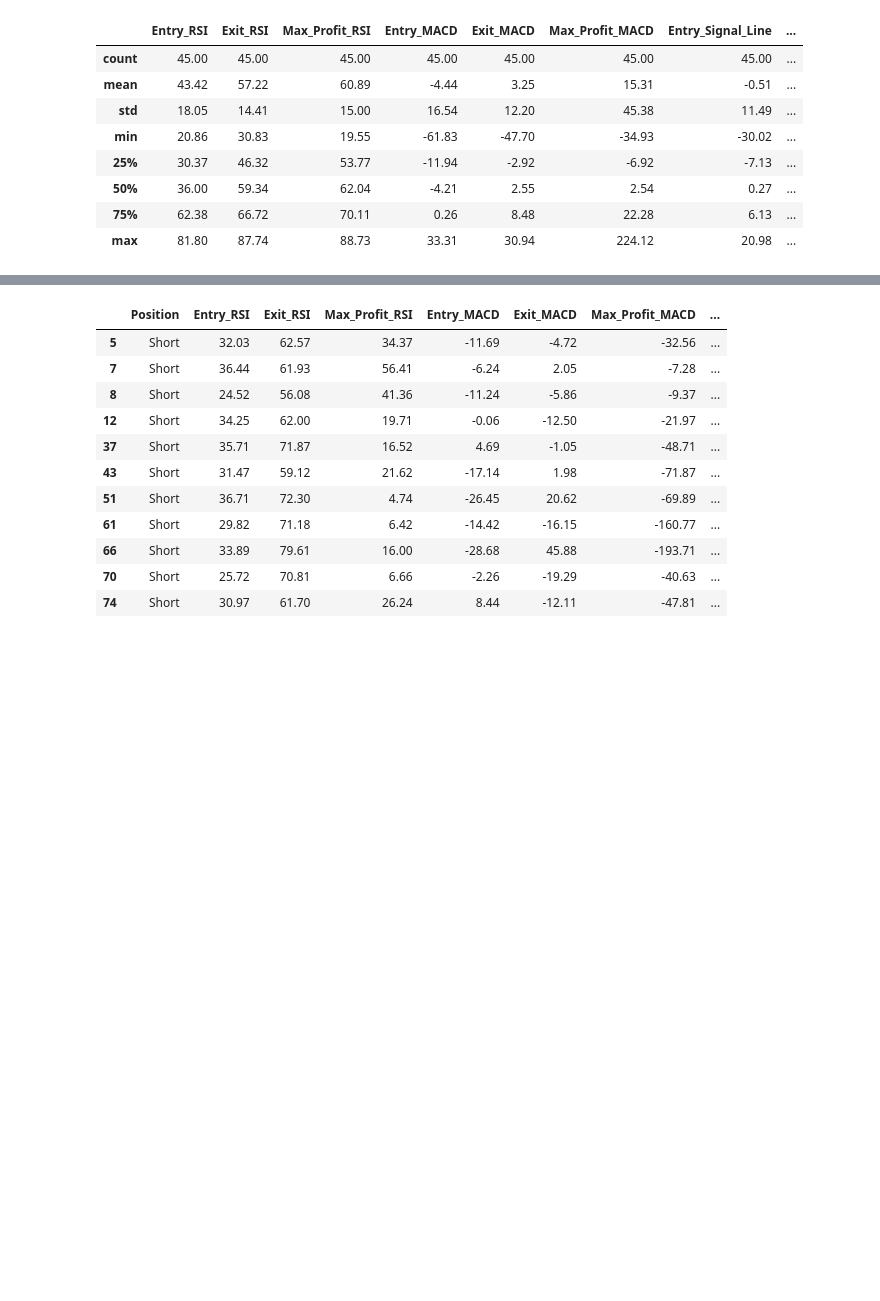
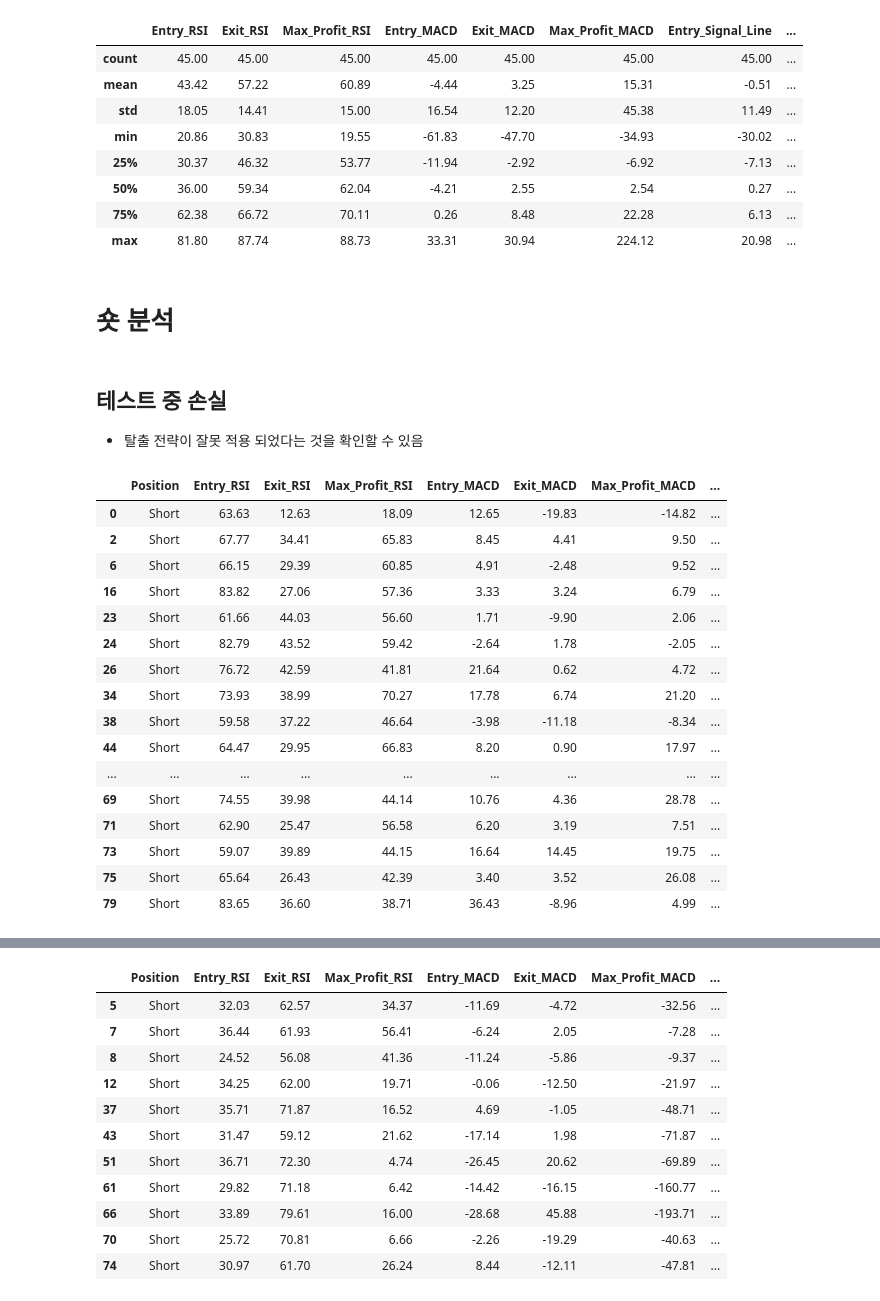
Before and after one commit to entangelk/bit_perp_trading_with_macd, a Jupyter notebook: docs/analysis/backtest.ipynb, the cells around one changed output, grey strips where cells are left out. Cells and saved outputs as stored; diff of their text form; code cells hidden in the pictures; blank space fills up the shorter version.

```diff
--- a/docs/analysis/backtest.ipynb
+++ b/docs/analysis/backtest.ipynb
@@ -70,3 +70,28 @@ backtest_long.describe()
 | 50% | 36.00 | 59.34 | 62.04 | -4.21 | 2.55 | 2.54 | 0.27 | ... |
 | 75% | 62.38 | 66.72 | 70.11 | 0.26 | 8.48 | 22.28 | 6.13 | ... |
 | max | 81.80 | 87.74 | 88.73 | 33.31 | 30.94 | 224.12 | 20.98 | ... |
+# %% [markdown]
+# 숏 분석
+# %% [markdown]
+## 테스트 중 손실
+- 탈출 전략이 잘못 적용 되었다는 것을 확인할 수 있음
+# %%
+backtest_short.query("Profit_Loss < 0")
+# %% [output]
+|  | Position | Entry_RSI | Exit_RSI | Max_Profit_RSI | Entry_MACD | Exit_MACD | Max_Profit_MACD | ... |
+| 0 | Short | 63.63 | 12.63 | 18.09 | 12.65 | -19.83 | -14.82 | ... |
+| 2 | Short | 67.77 | 34.41 | 65.83 | 8.45 | 4.41 | 9.50 | ... |
+| 6 | Short | 66.15 | 29.39 | 60.85 | 4.91 | -2.48 | 9.52 | ... |
+| 16 | Short | 83.82 | 27.06 | 57.36 | 3.33 | 3.24 | 6.79 | ... |
+| 23 | Short | 61.66 | 44.03 | 56.60 | 1.71 | -9.90 | 2.06 | ... |
+| 24 | Short | 82.79 | 43.52 | 59.42 | -2.64 | 1.78 | -2.05 | ... |
+| 26 | Short | 76.72 | 42.59 | 41.81 | 21.64 | 0.62 | 4.72 | ... |
+| 34 | Short | 73.93 | 38.99 | 70.27 | 17.78 | 6.74 | 21.20 | ... |
+| 38 | Short | 59.58 | 37.22 | 46.64 | -3.98 | -11.18 | -8.34 | ... |
+| 44 | Short | 64.47 | 29.95 | 66.83 | 8.20 | 0.90 | 17.97 | ... |
+| ... | ... | ... | ... | ... | ... | ... | ... | ... |
+| 69 | Short | 74.55 | 39.98 | 44.14 | 10.76 | 4.36 | 28.78 | ... |
+| 71 | Short | 62.90 | 25.47 | 56.58 | 6.20 | 3.19 | 7.51 | ... |
+| 73 | Short | 59.07 | 39.89 | 44.15 | 16.64 | 14.45 | 19.75 | ... |
+| 75 | Short | 65.64 | 26.43 | 42.39 | 3.40 | 3.52 | 26.08 | ... |
+| 79 | Short | 83.65 | 36.60 | 38.71 | 36.43 | -8.96 | 4.99 | ... |
```
Also changed, not shown: parts of 11 cells of this notebook, 1 other file.
